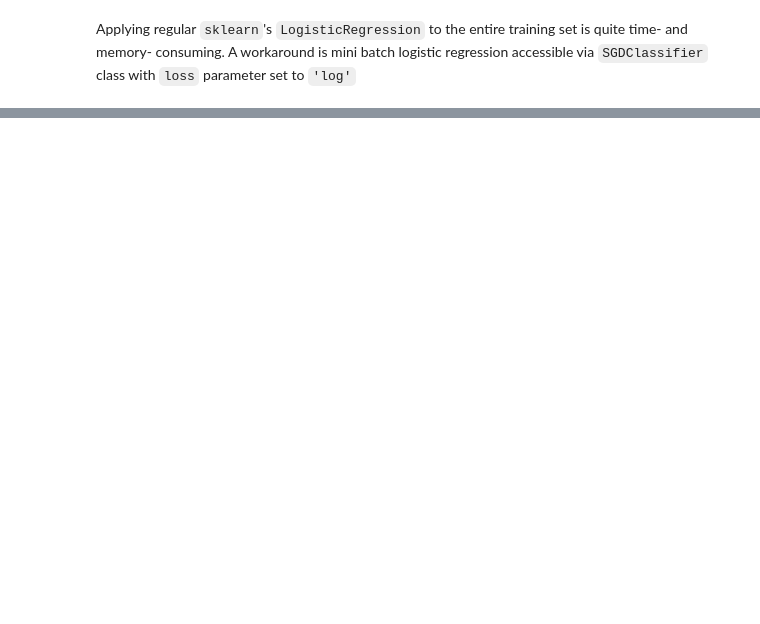
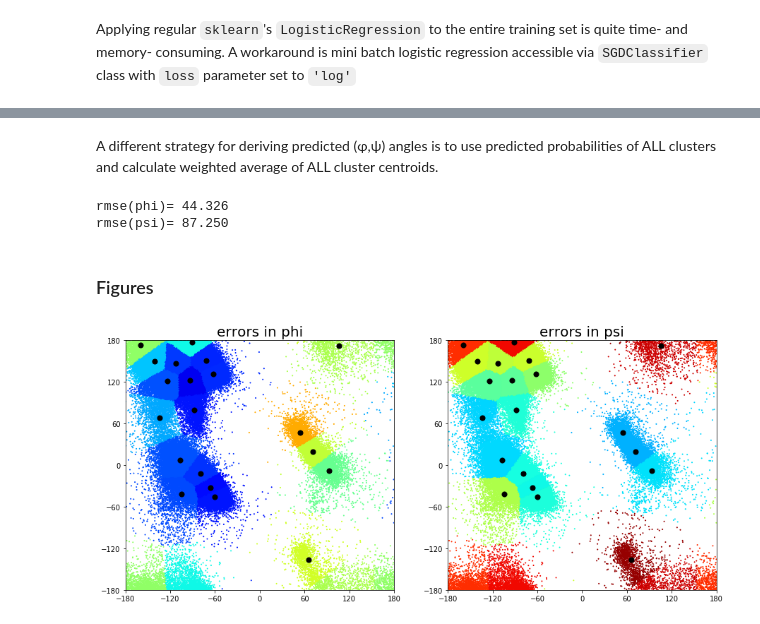
Before and after one commit to gjoni/phipsi, a Jupyter notebook: notebooks/3.1-logistic-regression-in-sklearn.ipynb, the cells around one changed output, grey strips where cells are left out. Saved outputs shown, nothing was run; the diff lists cells and outputs as text; code cells hidden in the pictures; blank space fills up the shorter version.

```diff
--- a/notebooks/3.1-logistic-regression-in-sklearn.ipynb
+++ b/notebooks/3.1-logistic-regression-in-sklearn.ipynb
@@ -172,0 +226,12 @@ log_loss(Y_test,Y_test_pred)
+# %%
+def ang_rmse(ref, pred):
+    # don't forget about periodicity!
+    rmse = np.sqrt(np.sum(np.square(np.minimum(
+        np.abs(pred - ref),
+        np.abs(pred - ref + 2*np.pi),
+        np.abs(pred - ref - 2*np.pi))))
+                   / ref.shape[0])
+    return rmse
+
+print("rmse(phi)= {:.3f}".format(ang_rmse(phi_ref, phi_pred) * 180 / np.pi))
+print("rmse(psi)= {:.3f}".format(ang_rmse(psi_ref, psi_pred) * 180 / np.pi))
@@ -172,0 +241,66 @@ log_loss(Y_test,Y_test_pred)
+# %% [markdown]
+A different strategy for deriving predicted (&phi;,&psi;) angles is to use predicted probabilities of ALL clusters and calculate weighted average of ALL cluster centroids.
+# %%
+# calculate weighted averages
+avec = np.matmul(sgd.predict_proba(X_test), kmeans.cluster_centers_)
+
+# vectors of weighted averages avec[..] might not represent
+# true sin(.),cos(.) pairs any more -- need to normalize them
+norm_phi = np.sqrt(np.square(avec[:,0])+np.square(avec[:,1]))
+norm_psi = np.sqrt(np.square(avec[:,2])+np.square(avec[:,3]))
+phi_pred = np.arctan2(avec[:,0] / norm_phi, avec[:,1] / norm_phi)
+psi_pred = np.arctan2(avec[:,2] / norm_psi, avec[:,3] / norm_psi)
+
+# new error estimates
+print("rmse(phi)= {:.3f}".format(ang_rmse(phi_ref, phi_pred) * 180 / np.pi))
+print("rmse(psi)= {:.3f}".format(ang_rmse(psi_ref, psi_pred) * 180 / np.pi))
+# %% [output]
+rmse(phi)= 44.326
+rmse(psi)= 87.250
+# %% [markdown]
+### Figures
+# %%
+# errors on a per cluster basis
+rmse_phi_clust = {}
+rmse_psi_clust = {}
+
+for idx in range(0,kmeans.cluster_centers_.shape[0]):
+    rmse_phi_clust[idx] = ang_rmse(phi_ref[Y_test == idx], phi_pred[Y_test == idx])
+    rmse_psi_clust[idx] = ang_rmse(psi_ref[Y_test == idx], psi_pred[Y_test == idx])
+# %%
+import matplotlib
+import matplotlib.pyplot as plt
+%matplotlib inline
+
+# cluster centers
+cent = kmeans.cluster_centers_
+cphi = np.arctan2(cent[:,0], cent[:,1]) * 180 / np.pi
+cpsi = np.arctan2(cent[:,2], cent[:,3]) * 180 / np.pi
+
+# color vectors (rmse)
+col_phi = np.array([rmse_phi_clust[idx] for idx in Y_test]) * 180 / np.pi
+col_psi = np.array([rmse_psi_clust[idx] for idx in Y_test]) * 180 / np.pi
+
+matplotlib.rcParams['image.cmap'] = 'jet'
+
+fig, ax = plt.subplots(nrows=1, ncols=2)
+fig.set_size_inches(15, 6.5)
+
+# set style
+for col in (0,1):
+    ax[col].set_xlim([-180,180])
+    ax[col].set_ylim([-180,180])
+    ax[col].set_xticks((-180,-120,-60,0,60,120,180))
+    ax[col].set_yticks((-180,-120,-60,0,60,120,180))
+
+ax[0].set_title("errors in phi", fontsize=20)
+ax[0].scatter(phi_ref*180/np.pi, psi_ref*180/np.pi, c=col_phi, s=1, vmin=0, vmax=180)
+ax[0].scatter(cphi, cpsi, c='black', s=50)
+
+ax[1].set_title("errors in psi", fontsize=20)
+ax[1].scatter(phi_ref*180/np.pi, psi_ref*180/np.pi, c=col_psi, s=1, vmin=0, vmax=180)
+ax[1].scatter(cphi, cpsi, c='black', s=50)
+
+plt.show()
+# %% [output]
+[figure, added]
```
Also changed, not shown: parts of 38 cells of this notebook, 1 other file.
